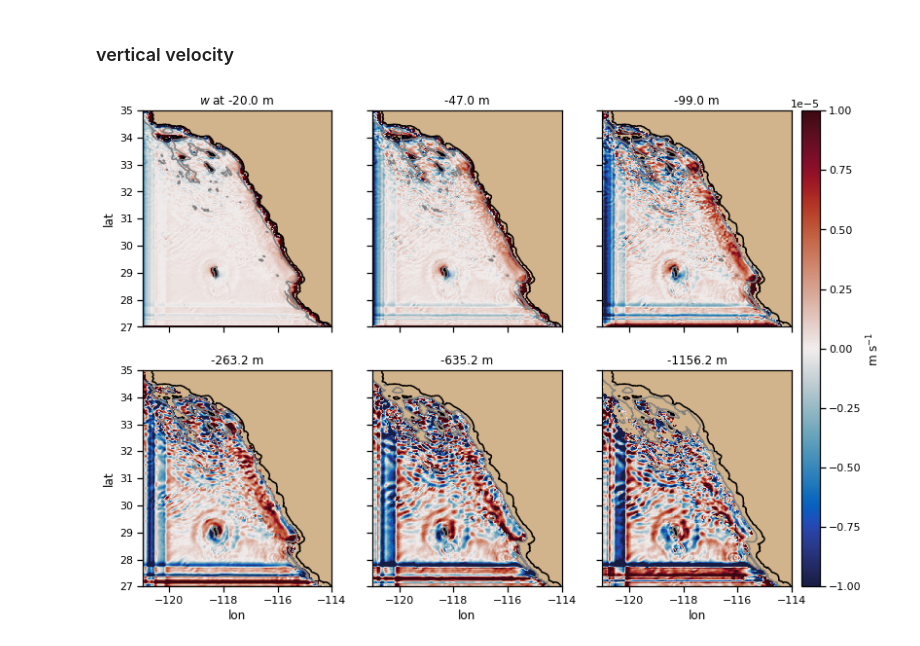
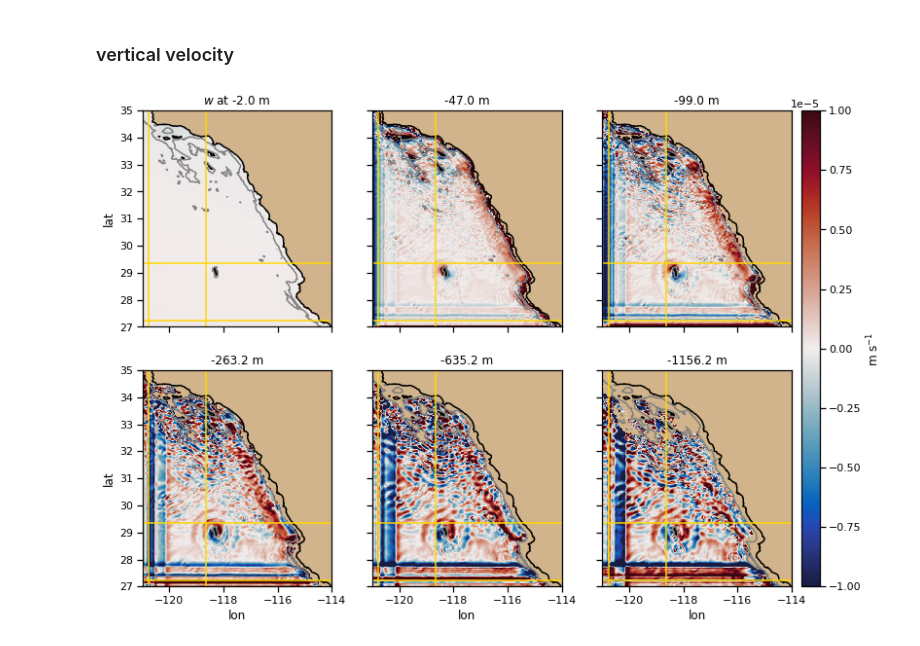
Before and after one commit to anakarinarm/notebooks_SVB, a Jupyter notebook: MITgcm/05_448x512x100/11_no_parallel_winds_noSVB.ipynb, the cells around one changed output. Drawn from its saved outputs; the diff is of its cells as text; code cells hidden in the pictures.

```diff
--- a/MITgcm/05_448x512x100/11_no_parallel_winds_noSVB.ipynb
+++ b/MITgcm/05_448x512x100/11_no_parallel_winds_noSVB.ipynb
@@ -227,7 +227,7 @@ for nt in range(0,72,12):
 ### vertical velocity
 # %%
 sns.set_context('notebook')
-zz = 8
+zz = 0
 zz2 =15
 zz3 = 25
 zz4 = 43
@@ -235,13 +235,13 @@ zz5 = 60
 zz6 = 70
 tini = 24
 dt = 600
-
-W1b = ds['WVEL'][-1,zz,:,:]
-W2b = ds['WVEL'][-1,zz2,:,:]
-W3b = ds['WVEL'][-1,zz3,:,:]
-W4b = ds['WVEL'][-1,zz4,:,:]
-W5b = ds['WVEL'][-1,zz5,:,:]
-W6b = ds['WVEL'][-1,zz6,:,:]
+ti = 71
+W1b = ds['WVEL'][ti,zz,:,:]
+W2b = ds['WVEL'][ti,zz2,:,:]
+W3b = ds['WVEL'][ti,zz3,:,:]
+W4b = ds['WVEL'][ti,zz4,:,:]
+W5b = ds['WVEL'][ti,zz5,:,:]
+W6b = ds['WVEL'][ti,zz6,:,:]
 
 fig, ((ax0,ax1,ax2),(ax3,ax4,ax5)) = plt.subplots(2,3,figsize=(12,9), sharey=True, sharex=True)
 ax0.set_facecolor('tan')
@@ -272,31 +272,36 @@ pc = ax4.pcolormesh(lon,lat, np.ma.masked_array(W5b,mask=mask[zz5,:,:]),
 ax4.contour(lon,lat,depth, levels=[0,500], colors=['k', '0.5'])
 
 pc = ax5.pcolormesh(lon,lat, np.ma.masked_array(W6b,mask=mask[zz6,:,:]),
                   cmap=cmo.cm.balance,vmin=-1E-5, vmax=1E-5)
 ax5.contour(lon,lat,depth, levels=[0,500], colors=['k', '0.5'])
 
 norm = mpl.colors.Normalize(vmin=-1E-5, vmax=1E-5)
 cbar_ax = fig.add_axes([0.91, 0.125, 0.022, 0.755])
 cb = fig.colorbar(mpl.cm.ScalarMappable(norm=norm, cmap=cmo.cm.balance),
                   cax=cbar_ax, orientation='vertical',label='m s$^{-1}$')
 
 ax3.set_xlabel('lon')
 ax4.set_xlabel('lon')
 ax5.set_xlabel('lon')
 ax0.set_ylabel('lat')
 ax3.set_ylabel('lat')
 
 ax0.set_title(r'$w$ at %1.1f m'%(Zl[zz]))
 ax1.set_title('%1.1f m'%(Zl[zz2]))
 ax2.set_title('%1.1f m'%(Zl[zz3]))
 ax3.set_title('%1.1f m'%(Zl[zz4]))
 ax4.set_title('%1.1f m'%(Zl[zz5]))
 ax5.set_title('%1.1f m'%(Zl[zz6]))
 
 for ax in [ax0,ax1,ax2,ax3,ax4,ax5]:
     ax.set_aspect(1)
     ax.set_ylim(27,35)
     ax.set_xlim(-121,-114)
+    ax.axhline(lat[14], color='gold')
+    ax.axvline(lon[14], color='gold')
+    ax.axhline(lat[150], color='gold')
+    ax.axvline(lon[150], color='gold')
+
 #plt.tight_layout()
 # %% [output]
-[figure, old version]
+[figure, new version]
```
Also changed, not shown: parts of 3 cells of this notebook, 10 other files.
